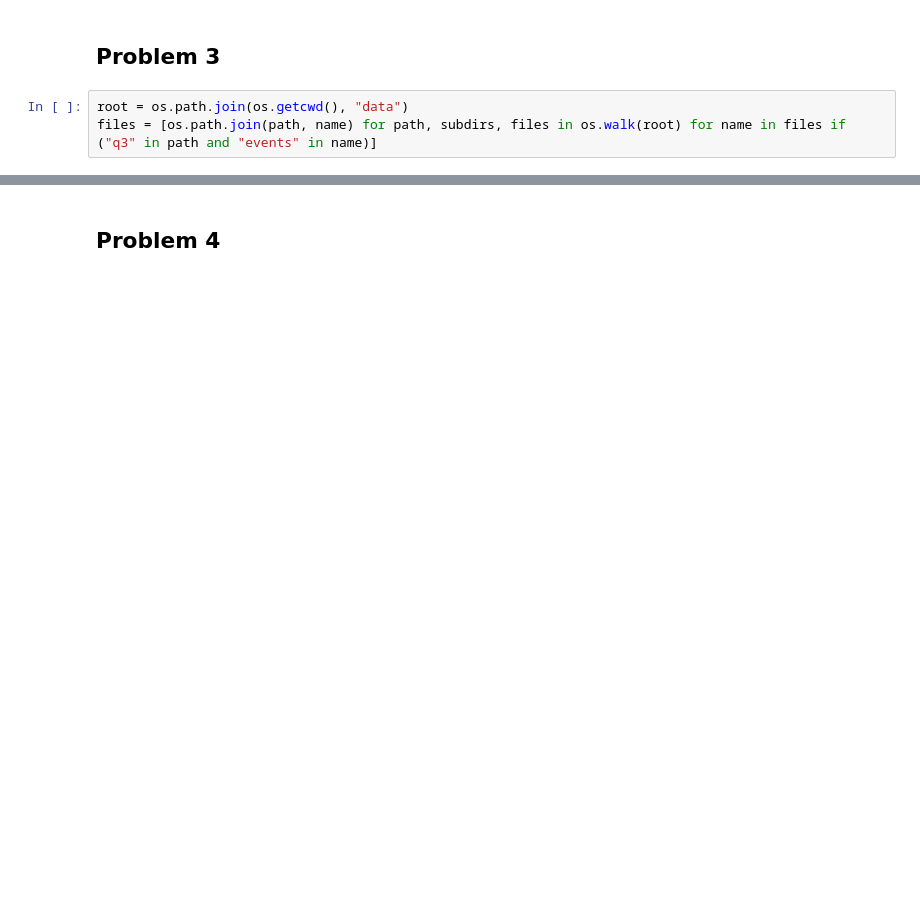
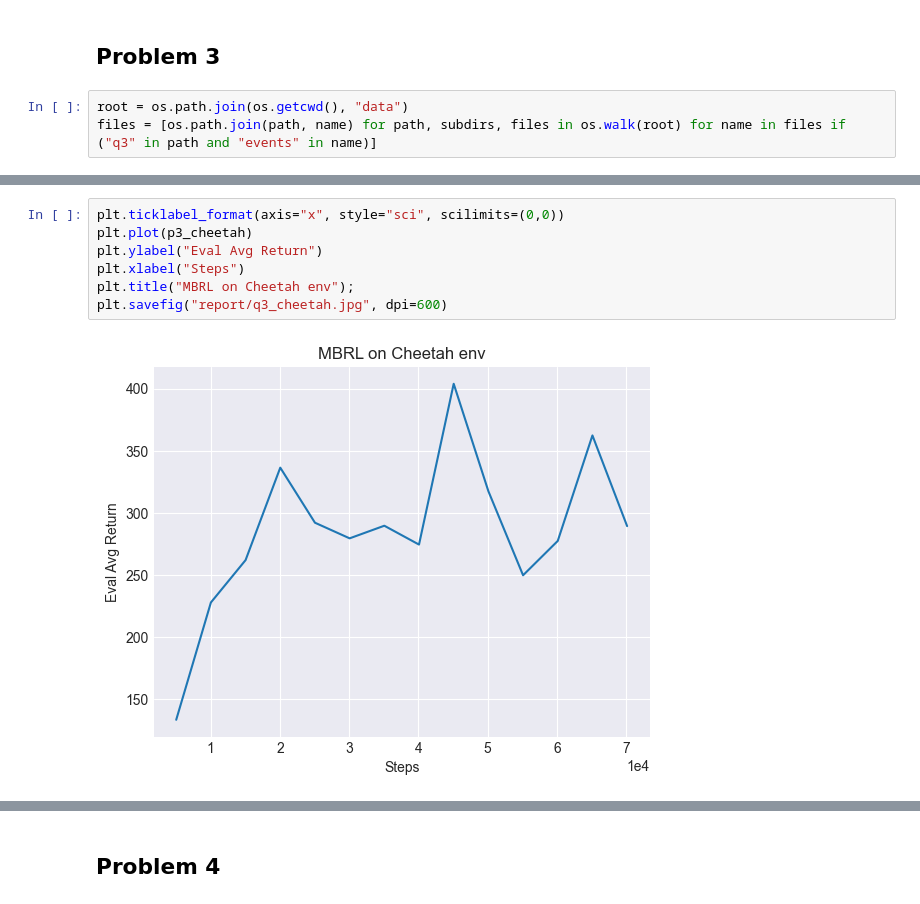
Before and after one commit to jesperhauch/homework_fall2022, a Jupyter notebook: hw4/report/plotting file.ipynb, the cells around one changed output, grey strips where cells are left out. Saved outputs shown, nothing was run; the diff lists cells and outputs as text; blank space fills up the shorter version.

```diff
--- a/hw4/report/plotting file.ipynb
+++ b/hw4/report/plotting file.ipynb
@@ -68,0 +71,9 @@ plt.savefig("report/question3_1.jpg", dpi=600)
+# %%
+plt.ticklabel_format(axis="x", style="sci", scilimits=(0,0))
+plt.plot(p3_cheetah)
+plt.ylabel("Eval Avg Return")
+plt.xlabel("Steps")
+plt.title("MBRL on Cheetah env");
+plt.savefig("report/q3_cheetah.jpg", dpi=600)
+# %% [output]
+[figure, added]
```
Also changed, not shown: parts of 19 cells of this notebook.
